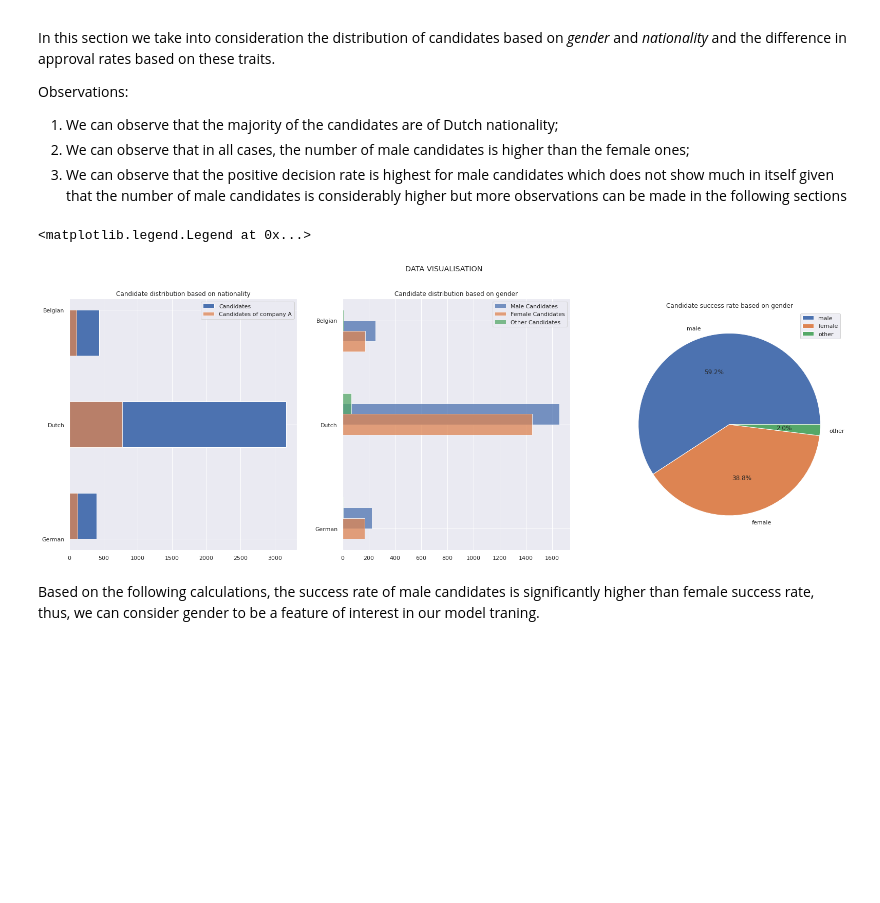
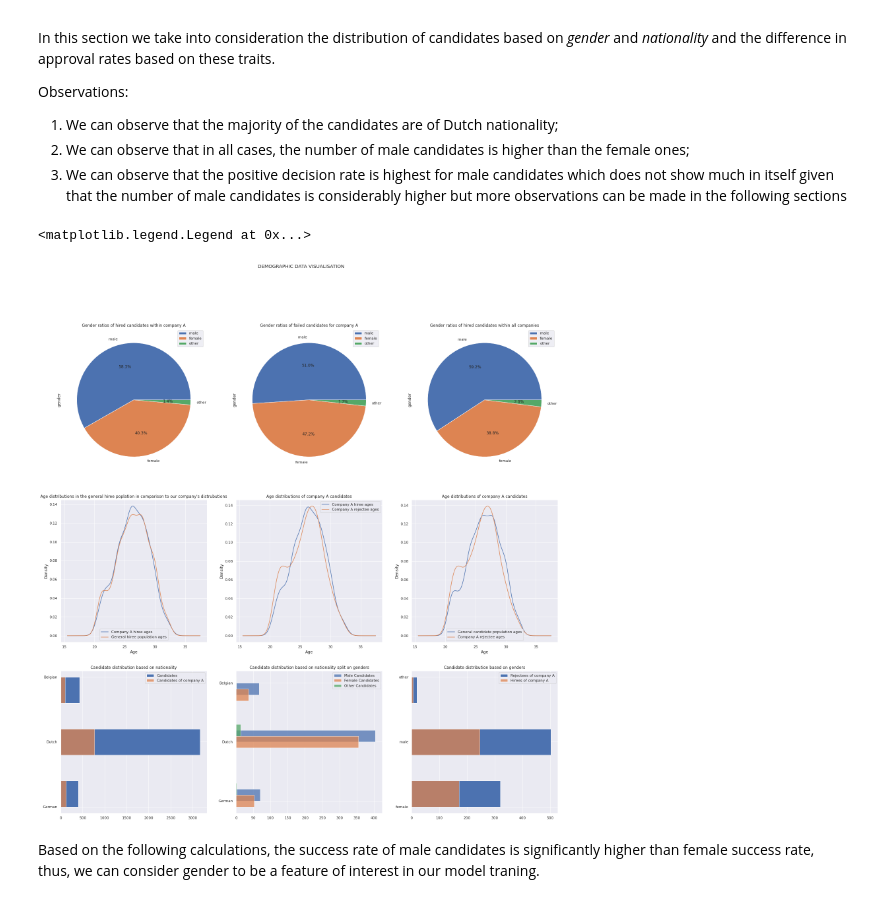
Before and after one commit to andrei-calin-dragomir/AdvisoryReportIDS, a Jupyter notebook: processing.ipynb, the cells around one changed output. Drawn from its saved outputs; the diff is of its cells as text; code cells hidden in the pictures; blank space fills up the shorter version.

```diff
--- a/processing.ipynb
+++ b/processing.ipynb
@@ -55,43 +60,82 @@ Observations:
 2. We can observe that in all cases, the number of male candidates is higher than the female ones;
 3. We can observe that the positive decision rate is highest for male candidates which does not show much in itself given that the number of male candidates is considerably higher but more        observations can be made in the following sections
 # %%
-from turtle import title
+from cProfile import label
 
-
-recruitmentData.groupby('decision')['nationality'].describe()
-
-demographicDataFrame = pd.DataFrame(recruitmentData, columns = ['nationality', 'gender', 'decision', 'company'])
+demographicDataFrame = pd.DataFrame(recruitmentData, columns = ['nationality', 'gender', 'decision', 'age', 'company'])
 
 #TODO Visualize differences between demographic distribution of hired candidates in our company as opposed to the general hired population;
 #     Every candidate that applied to our company compared with the company's hired population. - Andrei
 # It is shown how the hired population of your company differs from the hired population overall and the population that applied to your company
 
 
-fig, (ax1, ax2, ax3) = plt.subplots(1,3)
-fig.suptitle('DATA VISUALISATION')
-fig.set_figwidth(27)
-fig.set_figheight(9)
+fig1, ((ax1, ax2, ax3), (ax4, ax5, ax6), (ax7, ax8, ax9)) = plt.subplots(3,3)
+fig1.suptitle('DEMOGRAPHIC DATA VISUALISATION')
+fig1.set_figwidth(27)
+fig1.set_figheight(27)
 
 #First plot
-ax1.set_title("Candidate distribution based on nationality")
-ax1.hist(demographicDataFrame['nationality'], label = 'Candidates', bins = 5, orientation='horizontal')
-ax1.hist(demographicDataFrame.query("company == 'A'")['nationality'], bins = 5, label = 'Candidates of company A', orientation='horizontal', alpha = 0.75)
+demographicDataFrame.query("company == 'A' and decision == True")['gender'].value_counts().plot.pie(ax=ax1, labels=['male', 'female', 'other'], autopct='%1.1f%%')
+ax1.set_title("Gender ratios of hired candidates within company A")
 ax1.legend()
 
 #Second plot
-ax2.set_title("Candidate distribution based on gender")
-ax2.hist(demographicDataFrame.query("gender == 'male'")['nationality'], label='Male Candidates', orientation='horizontal', align='mid', alpha= 0.75)
-ax2.hist(demographicDataFrame.query("gender == 'female'")['nationality'], label='Female Candidates', orientation='horizontal', align='left', alpha= 0.75)
-ax2.hist(demographicDataFrame.query("gender == 'other'")['nationality'], label='Other Candidates', orientation='horizontal', align='right', alpha= 0.75)
+demographicDataFrame.query("company == 'A' and decision != True")['gender'].value_counts().plot.pie(ax=ax2, labels=['male', 'female', 'other'], autopct='%1.1f%%')
+ax2.set_title("Gender ratios of failed candidates for company A")
 ax2.legend()
 
 #Third plot
-ax3.set_title("Candidate success rate based on gender")
-ax3.pie(demographicDataFrame.query("decision == True")['gender'].value_counts(),labels=['male', 'female', 'other'], autopct='%1.1f%%')
+demographicDataFrame.query("decision == True")['gender'].value_counts().plot.pie(ax=ax3, labels=['male', 'female', 'other'], autopct='%1.1f%%')
+ax3.set_title("Gender ratios of hired candidates within all companies")
 ax3.legend()
+
+#Fourth plot
+demographicDataFrame.query("decision and company == 'A'")['age'].plot(kind='density', ax=ax4, label="Company A hiree ages")
+demographicDataFrame.query("decision and company != 'A'")['age'].plot(kind='density', ax=ax4, label="General hiree population ages")
+ax4.set_xlabel("Age")
+ax4.set_title("Age distributions in the general hiree poplation in comparison to our company's distrubutions")
+ax4.legend()
+
+#Fifth plot
+demographicDataFrame.query("decision and company == 'A'")['age'].plot(kind='density', ax=ax5, label="Company A hiree ages")
+demographicDataFrame.query("not decision and company == 'A'")['age'].plot(kind='density', ax=ax5, label="Company A rejectee ages")
+ax5.set_xlabel("Age")
+ax5.set_title("Age distributions of company A candidates")
+ax5.legend()
+
+#Sixth plot
+demographicDataFrame.query("decision and company != 'A'")['age'].plot(kind='density', ax=ax6, label="General candidate population ages")
+demographicDataFrame.query("not decision and company == 'A'")['age'].plot(kind='density', ax=ax6, label="Company A rejectee ages")
+ax6.set_xlabel("Age")
+ax6.set_title("Age distributions of company A candidates")
+ax6.legend()
+
+#Seventh plot
+ax7.hist(demographicDataFrame['nationality'], label = 'Candidates', bins = 5, orientation='horizontal')
+ax7.hist(demographicDataFrame.query("company == 'A'")['nationality'], bins = 5, label = 'Candidates of company A', orientation='horizontal', alpha = 0.75)
+ax7.set_title("Candidate distribution based on nationality")
+ax7.legend()
+
+#Eighth plot
+ax8.hist(demographicDataFrame.query("gender == 'male' and company == 'A'")['nationality'], label='Male Candidates', orientation='horizontal', align='mid', alpha= 0.75)
+ax8.hist(demographicDataFrame.query("gender == 'female' and company == 'A'")['nationality'], label='Female Candidates', orientation='horizontal', align='left', alpha= 0.75)
+ax8.hist(demographicDataFrame.query("gender == 'other' and company == 'A'")['nationality'], label='Other Candidates', orientation='horizontal', align='right', alpha= 0.75)
+ax8.set_title("Candidate distribution based on nationality split on genders")
+ax8.legend()
+
+
+
+#Ninth plot
+ax9.hist(demographicDataFrame.query("decision and company != 'A'")['gender'], bins = 5, label = 'Rejectees of company A', orientation='horizontal')
+ax9.hist(demographicDataFrame.query("decision and company == 'A'")['gender'], label = 'Hirees of company A', bins = 5, orientation='horizontal',alpha = 0.75)
+ax9.set_title("Candidate distribution based on nationality")
+ax9.legend()
+
+ax9.set_title("Candidate distribution based on genders")
+ax9.legend()
 # %% [output]
 <matplotlib.legend.Legend at 0x...>
-[figure, old version]
+[figure, new version]
 # %% [markdown]
 Based on the following calculations, the success rate of male candidates is significantly higher than female success rate, thus, we can consider gender to be a feature of interest in our model traning.
 # %%
```
Also changed, not shown: parts of 7 cells of this notebook.
